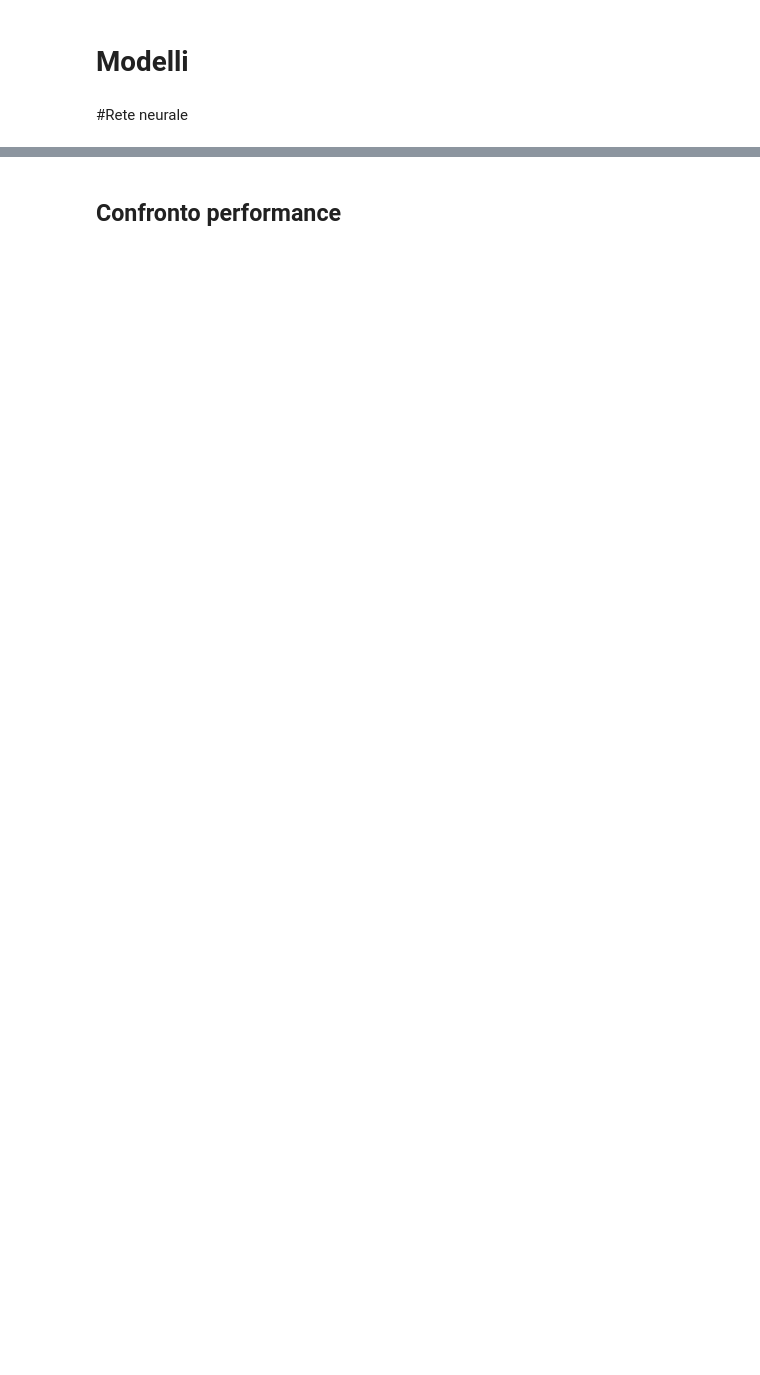
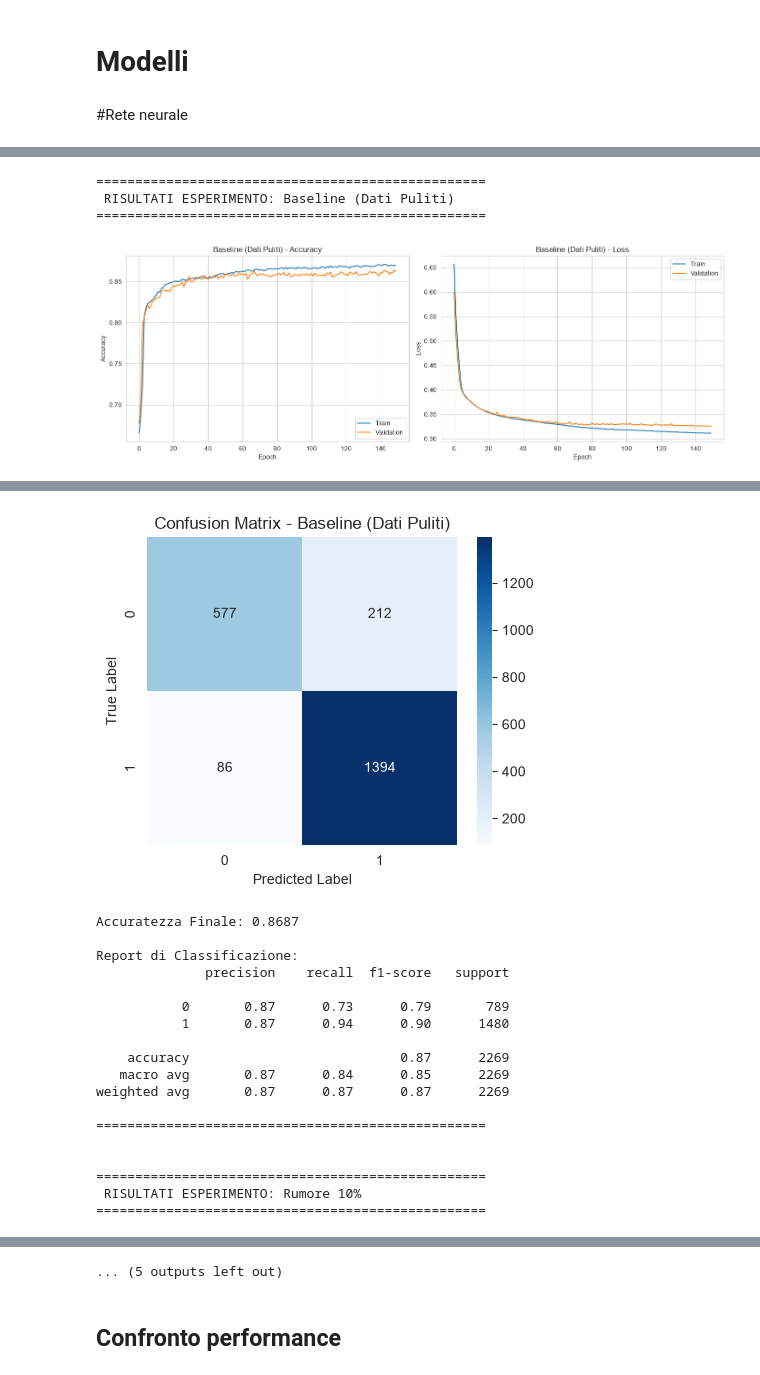
Before and after one commit to maatitass/architettura-progetto, a Jupyter notebook: ProgettoMLbonni.ipynb, the cells around one changed output, grey strips where cells are left out. Drawn from its saved outputs; the diff is of its cells as text; code cells hidden in the pictures; blank space fills up the shorter version.

```diff
--- a/ProgettoMLbonni.ipynb
+++ b/ProgettoMLbonni.ipynb
@@ -501,0 +530,12 @@ weighted avg       0.86      0.86      0.86      5672
+# %%
+# 1. Esperimento: Dati Puliti (Baseline)
+model_clean, history_clean = train_base_network(X_train_scaled, y_train, X_val_scaled, y_val)
+
+# 2. Esperimento: Dati con 10% di rumore
+model_noise_10_ln, history_noise_10_ln = train_base_network(X_train_scaled, y_train_ln_10, X_val_scaled, y_val)
+
+# 3. Esperimento: Dati con 30% di rumore
+model_noise_30_ln, history_noise_30_ln = train_base_network(X_train_scaled, y_train_ln_30, X_val_scaled, y_val)
+
+# 4. Esperimento: Dati con 50% di rumore
+model_noise_50_ln, history_noise_50_ln = train_base_network(X_train_scaled, y_train_ln_50, X_val_scaled, y_val)
@@ -501,0 +561,17 @@ weighted avg       0.86      0.86      0.86      5672
+# %%
+# 1. Valutazione Modello sui dati puliti
+evaluate_network(model_clean, history_clean, X_test_scaled, y_test, model_name="Baseline (Dati Puliti)")
+
+# 2. Valutazione Modello con rumore al 10%
+evaluate_network(model_noise_10_ln, history_noise_10_ln, X_test_scaled, y_test, model_name="Rumore 10%")
+
+# 3. Valutazione Modello con rumore al 30%
+evaluate_network(model_noise_30_ln, history_noise_30_ln, X_test_scaled, y_test, model_name="Rumore 30%")
+
+# 4. Valutazione Modello con rumore al 50%
+evaluate_network(model_noise_50_ln, history_noise_50_ln, X_test_scaled, y_test, model_name="Rumore 50%")
+# %% [output]
+==================================================
+ RISULTATI ESPERIMENTO: Baseline (Dati Puliti)
+==================================================
+[figure, added]
@@ -501,0 +580,19 @@ weighted avg       0.86      0.86      0.86      5672
+[figure, added]
+Accuratezza Finale: 0.8687
+
+Report di Classificazione:
+              precision    recall  f1-score   support
+
+           0       0.87      0.73      0.79       789
+           1       0.87      0.94      0.90      1480
+
+    accuracy                           0.87      2269
+   macro avg       0.87      0.84      0.85      2269
+weighted avg       0.87      0.87      0.87      2269
+
+==================================================
+
+
+==================================================
+ RISULTATI ESPERIMENTO: Rumore 10%
+==================================================
@@ -501,0 +625 @@ weighted avg       0.86      0.86      0.86      5672
+... (5 outputs left out)
```
Also changed, not shown: parts of 46 cells of this notebook.
